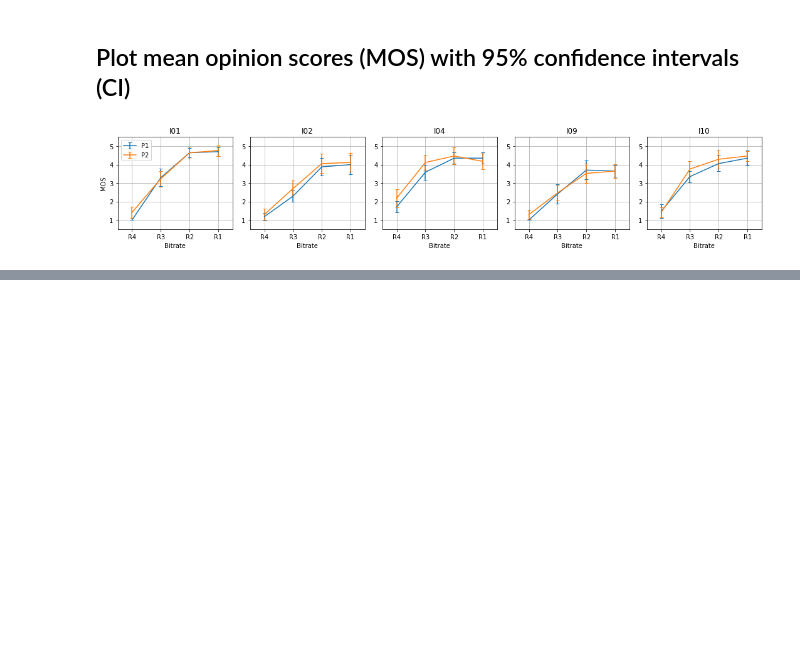
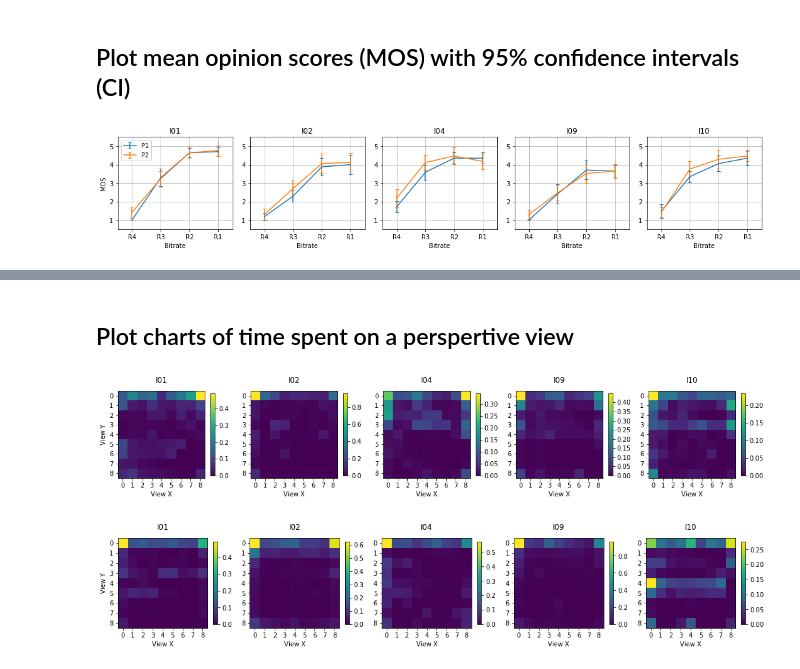
Before and after one commit to mmspg/lightfieldvrtb, a Jupyter notebook: data_analysis/analyse_results.ipynb, the cells around one changed output, grey strips where cells are left out. Drawn from its saved outputs; the diff is of its cells as text; code cells hidden in the pictures; blank space fills up the shorter version.

Commit message:
Added interaction analysis scripts

```diff
--- a/data_analysis/analyse_results.ipynb
+++ b/data_analysis/analyse_results.ipynb
@@ -147,0 +234,48 @@ plt.show()
+# %% [markdown]
+## Plot charts of time spent on a perspertive view
+# %%
+df = dfTimeAndVectors
+
+# Function: Plot plot time spend on each view for a stimulus
+# s - stimulus, c - codec, b - bitrate
+def plot_sti(s,c,b):
+    # Get time values, group by views coordinates, and average by subject
+    gr1 = df[(df['Image']==s)&(df.Codec==c)&(df.Bitrate==b)][
+        ['Time','x','y']].groupby(['x','y']).sum()/len(subjects)/2
+    gr1 = gr1/1000 # change timescale from ms to seconds
+    gr2 = gr1.unstack()
+    gr2 = gr2.fillna(value=0).transpose() # Fill undefined values with zeroes and transpose
+    #print(np.round(gr2,2)) # DEBUG
+    plt.matshow(gr2,fignum=False)
+    #for (i, j), z in np.ndenumerate(gr2):                            # This code prints
+    #    plt.text(j, i, '{:0.2f}'.format(z), ha='center', va='center') # values in the cells
+    plt.gca().xaxis.tick_bottom()
+    plt.title(s)
+    plt.xlabel('View X');
+
+contents = ('I01','I02','I04','I09','I10')
+
+# Make plots for the highest bitrate of codec P1
+plt.subplots(1,5,figsize=(15,3),sharex=True,sharey=True)
+for i,n in zip(contents,range(1,len(contents)+1)):
+    plt.subplot(1, 5, n)
+    plot_sti(i,'P1','R1')
+    if n==1 : plt.ylabel('View Y')
+    cbar = plt.colorbar(shrink=0.7)
+plt.tight_layout()
+plt.savefig("interaction_matrices_P1.pdf")
+
+# Make plots for the highest bitrate of codec P2
+plt.subplots(1,5,figsize=(15,3),sharex=True,sharey=True)
+for i,n in zip(contents,range(1,len(contents)+1)):
+    plt.subplot(1, 5, n)
+    plot_sti(i,'P2','R1')
+    if n==1 : plt.ylabel('View Y')
+    cbar = plt.colorbar(shrink=0.7)
+plt.tight_layout()
+plt.savefig("interaction_matrices_P2.pdf")
+
+plt.show()
+# %% [output]
+[figure, added]
+[figure, added]
```
Also changed, not shown: parts of 9 cells of this notebook.
